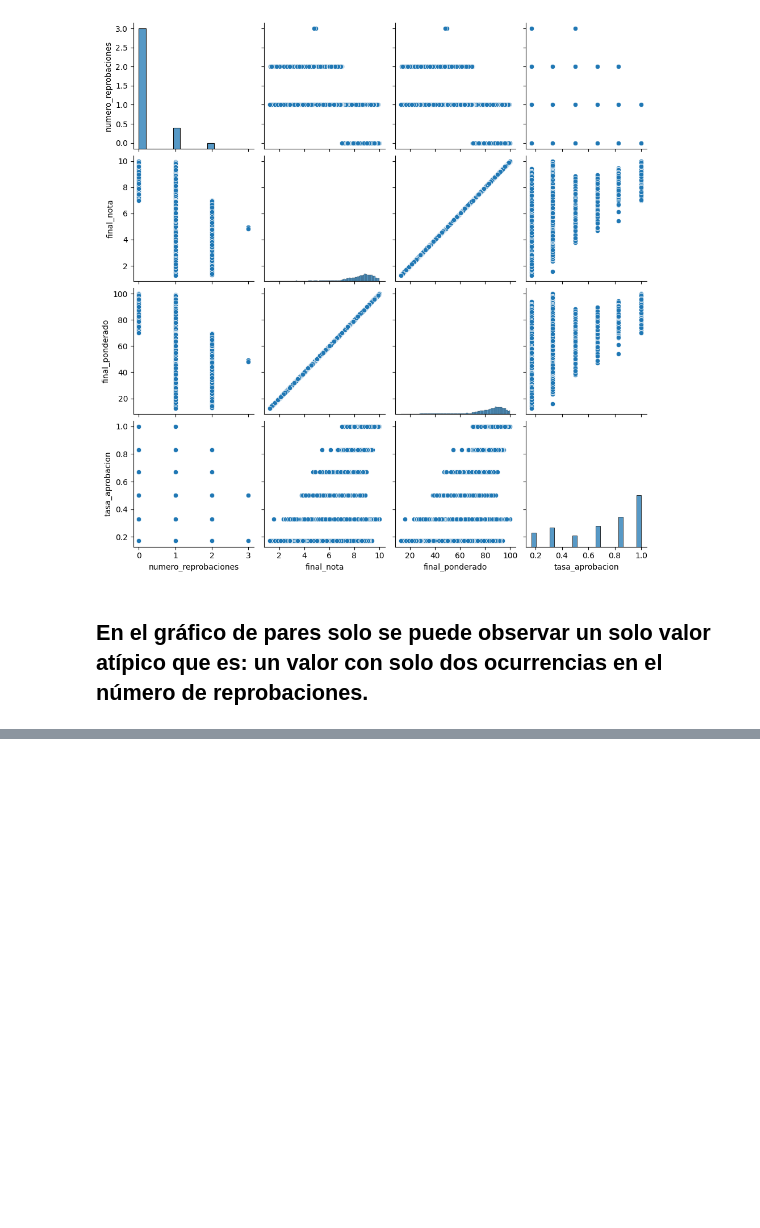
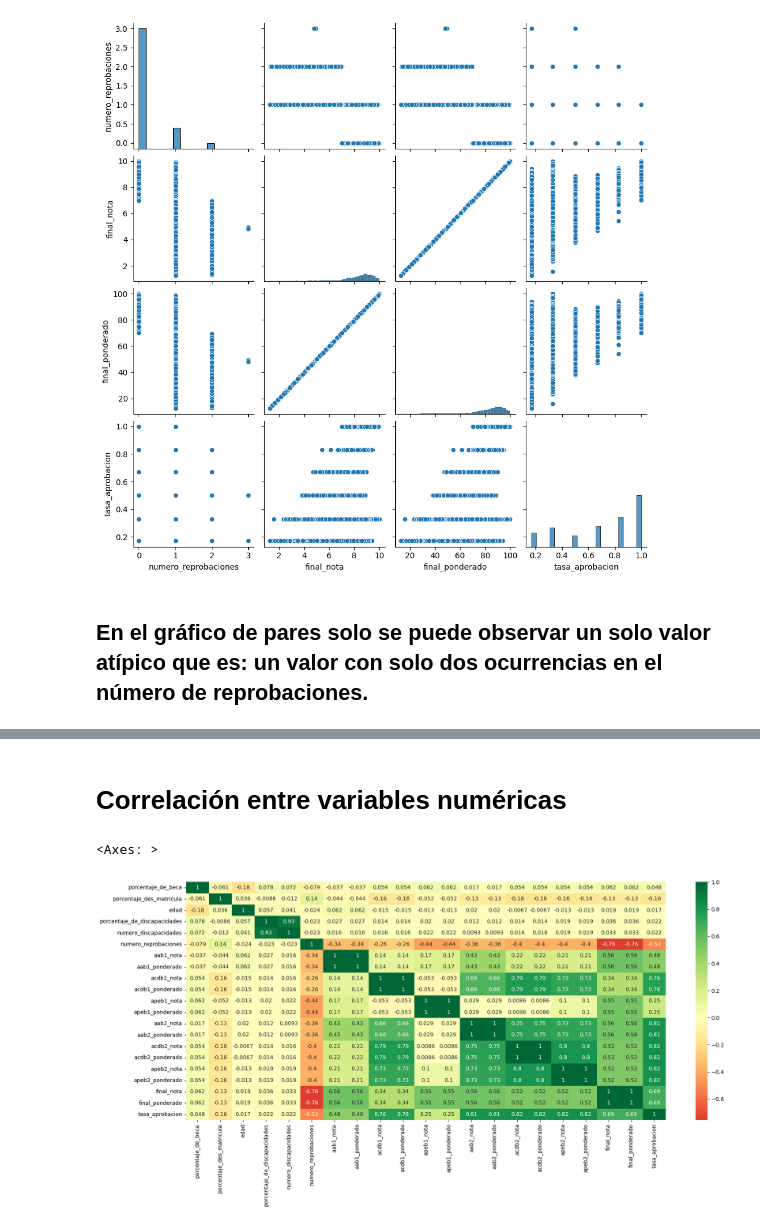
Before and after one commit to carloscastillo10/predicting-academic-performance, a Jupyter notebook: may-2023/final-data-exploration.ipynb, the cells around one changed output, grey strips where cells are left out. Saved outputs shown, nothing was run; the diff lists cells and outputs as text; code cells hidden in the pictures; blank space fills up the shorter version.

```diff
--- a/may-2023/final-data-exploration.ipynb
+++ b/may-2023/final-data-exploration.ipynb
@@ -24,2 +8,6 @@ selected_columns = [
 # %%
-final_data = pd.read_csv('data/final-data.csv')
+final_data = pd.read_csv('data/final-data.csv', dtype = {
+    'ciclo_academico': 'object',
+    'codigo_periodo': 'object',
+    'periodo_admision': 'object',
+})
@@ -120,3 +73,17 @@ final_data[final_data['numero_reprobaciones'] > 2]
 |  | fake_identificacion | ciclo_academico | codigo_programa | codigo_malla | codigo_periodo | region | zona | ... |
 | 7756 | GGEZ49892458340756 | 2 | INFO_D1 | IFD6 | 202164 | QUITO | METROPOLIT | ... |
 | 7762 | GGEZ49892458340756 | 2 | INFO_D1 | IFD6 | 202264 | QUITO | METROPOLIT | ... |
+# %% [markdown]
+# Correlación entre variables numéricas
+# %%
+selected_columns = list(final_data.select_dtypes(include = ['int64', 'float64']).columns)
+plt.figure(figsize = (20,8))
+sns.heatmap(
+    final_data[selected_columns].corr(numeric_only = True),
+    cmap = 'RdYlGn',
+    center = 0,
+    annot = True
+)
+# %% [output]
+<Axes: >
+[figure, added]
```
Also changed, not shown: parts of 12 cells of this notebook.
